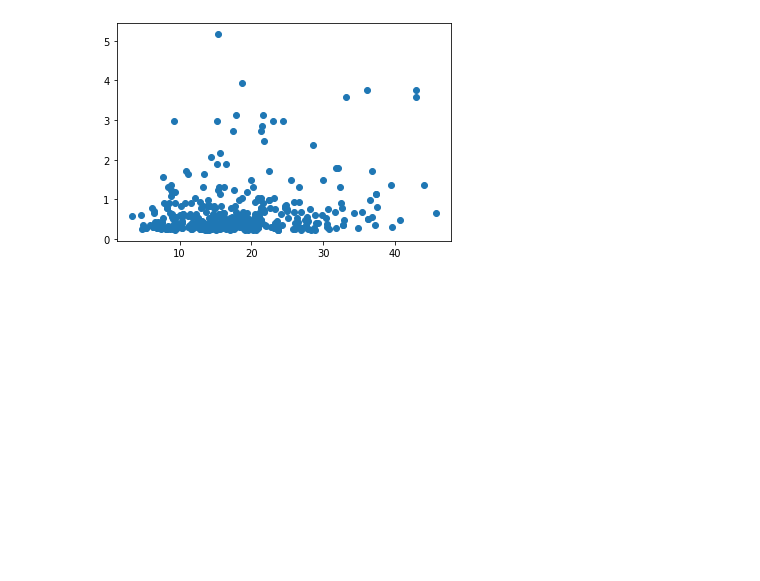
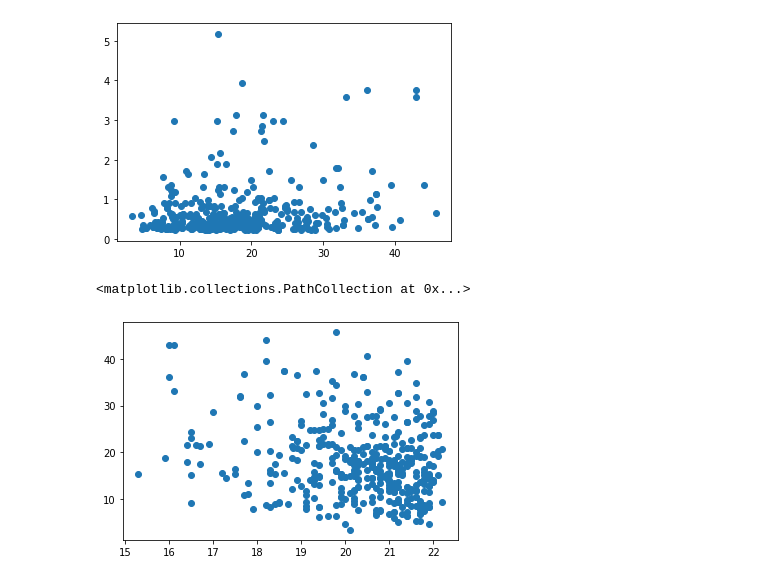
Before and after one commit to AmyAndersson/Datanauts_Project, a Jupyter notebook: DF.ipynb, the cells around one changed output. Saved outputs shown, nothing was run; the diff lists cells and outputs as text; code cells hidden in the pictures; blank space fills up the shorter version.

```diff
--- a/DF.ipynb
+++ b/DF.ipynb
@@ -133,4 +133,7 @@ plt.scatter(Pos_Hazard["Relative Velocity (k/s)"], Pos_Hazard["Estimated Max Dia
 <matplotlib.collections.PathCollection at 0x...>
 [figure]
 # %%
-plt.scatter(Pos_Hazard["Relative Velocity (k/s)"], Pos_Hazard["Estimated Max Diameter"])
+plt.scatter(Pos_Hazard["Absolute Magnitude"], Pos_Hazard["Relative Velocity (k/s)"])
+# %% [output]
+<matplotlib.collections.PathCollection at 0x...>
+[figure, added]
```
Also changed, not shown: parts of 4 cells of this notebook, 3 other files.
